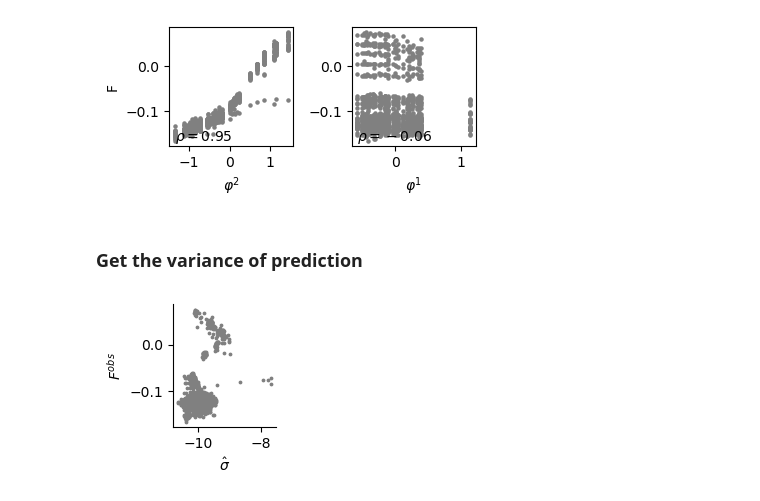
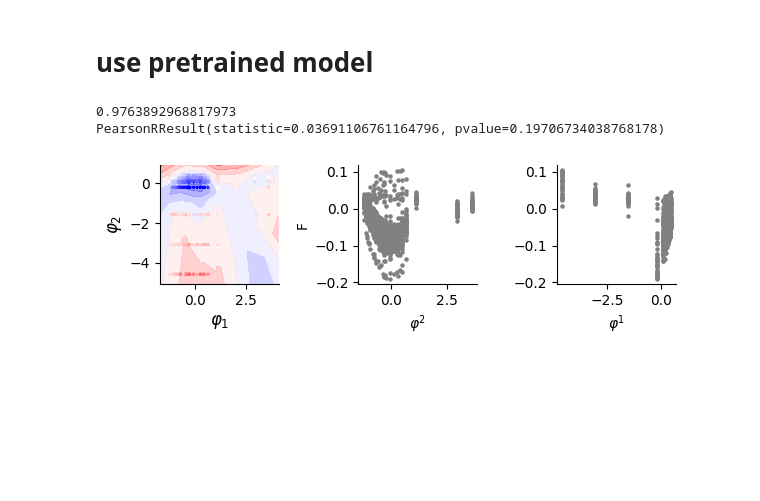
Before and after one commit to LBiophyEvo/D-LIM-model, a Jupyter notebook: docs/tutorials/tutorial_0_plot_landscape.ipynb, the cells around one changed output. Saved outputs shown, nothing was run; the diff lists cells and outputs as text; code cells hidden in the pictures; blank space fills up the shorter version.

```diff
--- a/docs/tutorials/tutorial_0_plot_landscape.ipynb
+++ b/docs/tutorials/tutorial_0_plot_landscape.ipynb
@@ -108,0 +37,20 @@ model.plot(bx, data)
+# %%
+score = pearsonr(fit_a.flatten(), val_data.data[:, [-1]].flatten())[0]
+print(score)
+
+fig, (bx, cx, dx) = plt.subplots(1, 3, figsize=(6, 2))
+dlim_regressor.plot(bx, data)
+
+for xx in [bx, cx, dx]:
+    for el in ["top", "right"]:
+        xx.spines[el].set_visible(False)
+
+# Plot the a00verage curve
+print(pearsonr(lat_a[:, 0], val_data[:, -1]))
+cx.scatter(lat_a[:, 0], val_data[:, -1], s=5, c="grey")
+dx.scatter(lat_a[:, 1], val_data[:, -1], s=5, c="grey")
+cx.set_ylabel("F")
+dx.set_xlabel("$\\varphi^1$")
+cx.set_xlabel("$\\varphi^2$")
+plt.tight_layout()
+plt.show()
@@ -109,30 +61,30 @@ model.plot(bx, data)
+# %% [markdown]
+# use pretrained model
+# %%
+model = DLIM(n_variables = data.nb_val, hid_dim = 32, nb_layer = 0)
+dlim_regressor = DLIM_API(model=model, flag_spectral=True, load_model='./pretrain/harry_epis_model.pt')
+fit_a, var_a, lat_a = dlim_regressor.predict(data.data[:,:-1], detach=True)
 # %%
-fig, (cx, dx) = plt.subplots(1, 2,  figsize=(4, 2))
-# lat_a: the predicted phenotype for each mutation
-fit_a, var_a, lat_a = model(data[:, :-1].long(), detach=True)
-score_1 = pearsonr(lat_a[:, 0], data[:, -1])[0]
-score_2 = pearsonr(lat_a[:, 1], data[:, -1])[0]
+score = pearsonr(fit_a.flatten(), data.data[:, [-1]].flatten())[0]
+print(score)
+
+fig, (bx, cx, dx) = plt.subplots(1, 3, figsize=(6, 2))
+dlim_regressor.plot(bx, data)
+
+for xx in [bx, cx, dx]:
+    for el in ["top", "right"]:
+        xx.spines[el].set_visible(False)
+
+# Plot the a00verage curve
+print(pearsonr(lat_a[:, 0], data[:, -1]))
 cx.scatter(lat_a[:, 0], data[:, -1], s=5, c="grey")
 dx.scatter(lat_a[:, 1], data[:, -1], s=5, c="grey")
-cx.text(lat_a[:, 0].min(),  data[:, -1].min(), f"$\\rho={score_1:.2f}$")
-dx.text(lat_a[:, 1].min(),  data[:, -1].min(), f"$\\rho={score_2:.2f}$")
 cx.set_ylabel("F")
 dx.set_xlabel("$\\varphi^1$")
 cx.set_xlabel("$\\varphi^2$")
 plt.tight_layout()
 plt.show()
 # %% [output]
+0.9763892968817973
+PearsonRResult(statistic=0.03691106761164796, pvalue=0.19706734038768178)
-[figure, old version]
+[figure, new version]
-# %% [markdown]
-### Get the variance of prediction
-# %%
-fig, ax = plt.subplots(1, figsize=(2, 2), sharey=True)
-ax.scatter(var_a.log(), data[:, [-1]], s=3, c="grey")
-ax.set_xlabel("$\\hat{\\sigma}$")
-ax.set_ylabel("$F^{obs}$")
-for el in ["top", "right"]:
-    ax.spines[el].set_visible(False)
-plt.tight_layout()
-plt.show()
-# %% [output]
-[figure, removed]
```
Also changed, not shown: parts of 26 cells of this notebook, 40 other files.
